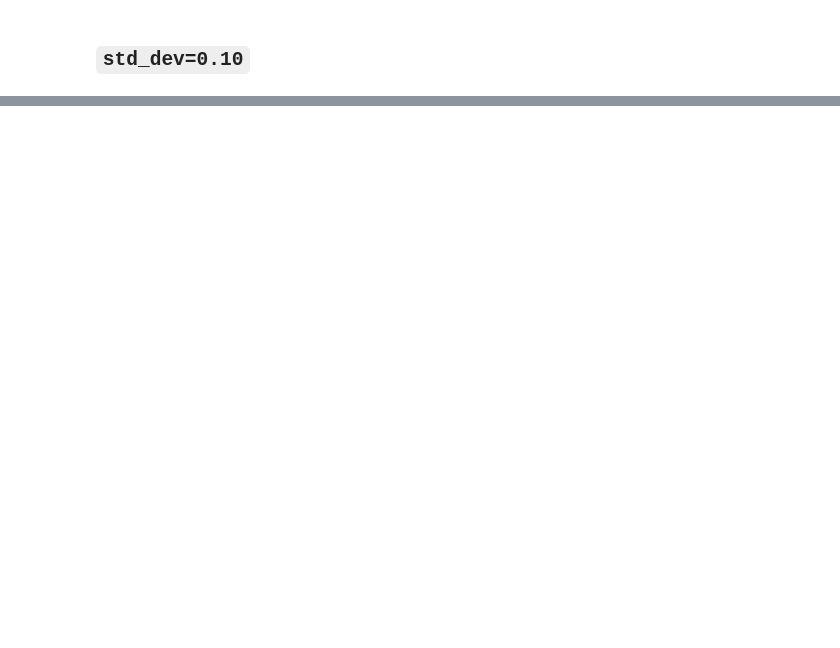
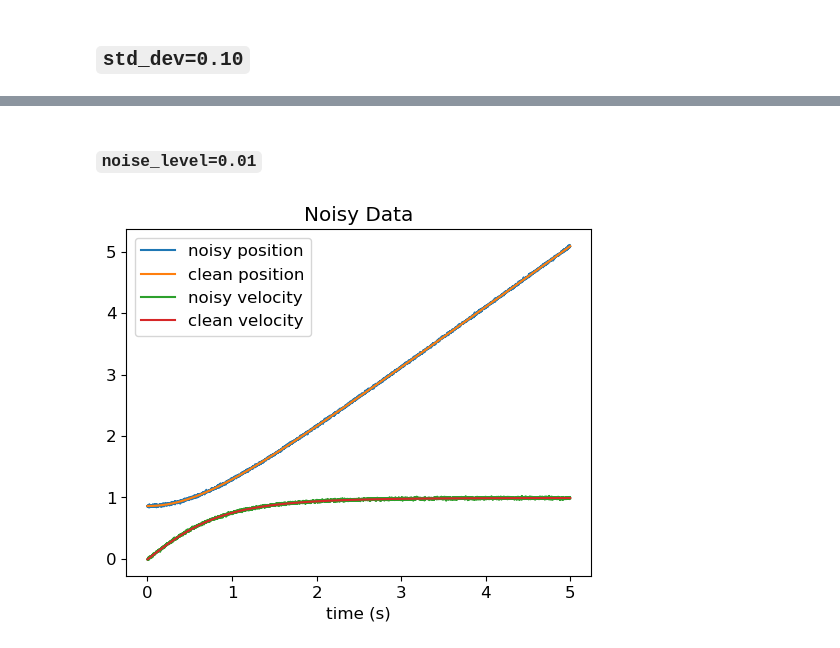
Before and after one commit to zbrookshowe/yukawa-sindy, a Jupyter notebook: Yukawa2body_weak.ipynb, the cells around one changed output, grey strips where cells are left out. Drawn from its saved outputs; the diff is of its cells as text; code cells hidden in the pictures; blank space fills up the shorter version.

```diff
--- a/Yukawa2body_weak.ipynb
+++ b/Yukawa2body_weak.ipynb
@@ -251,2 +233,0 @@ def generate_training_data(n_sims=200, duration=5, dt=0.001, noise_level=0.01):
-# %%
-sims = generate_training_data(noise_level=0.1)
@@ -279,0 +263,7 @@ sims[38].plot()
+# %% [markdown]
+### `noise_level=0.01`
+# %%
+sims001 = generate_training_data(noise_level=0.01)
+sims001[56].plot()
+# %% [output]
+[figure, added]
```
Also changed, not shown: parts of 31 cells of this notebook.
